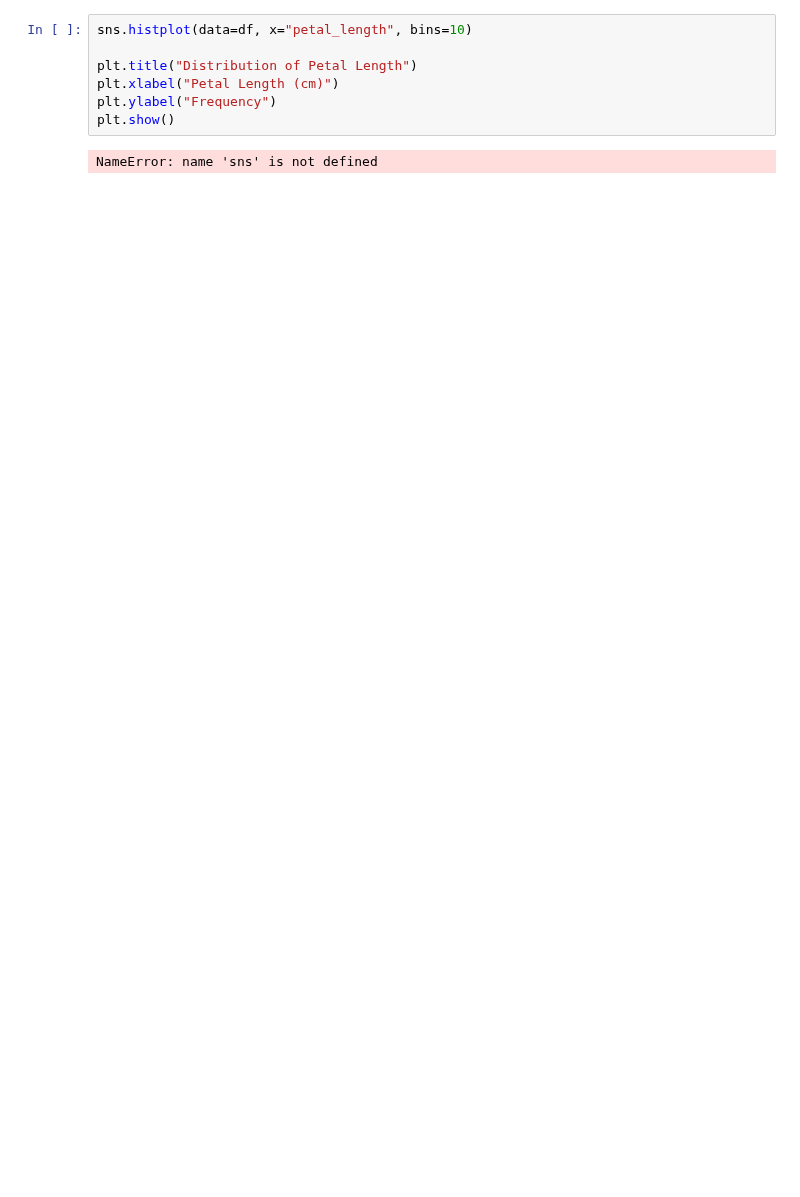
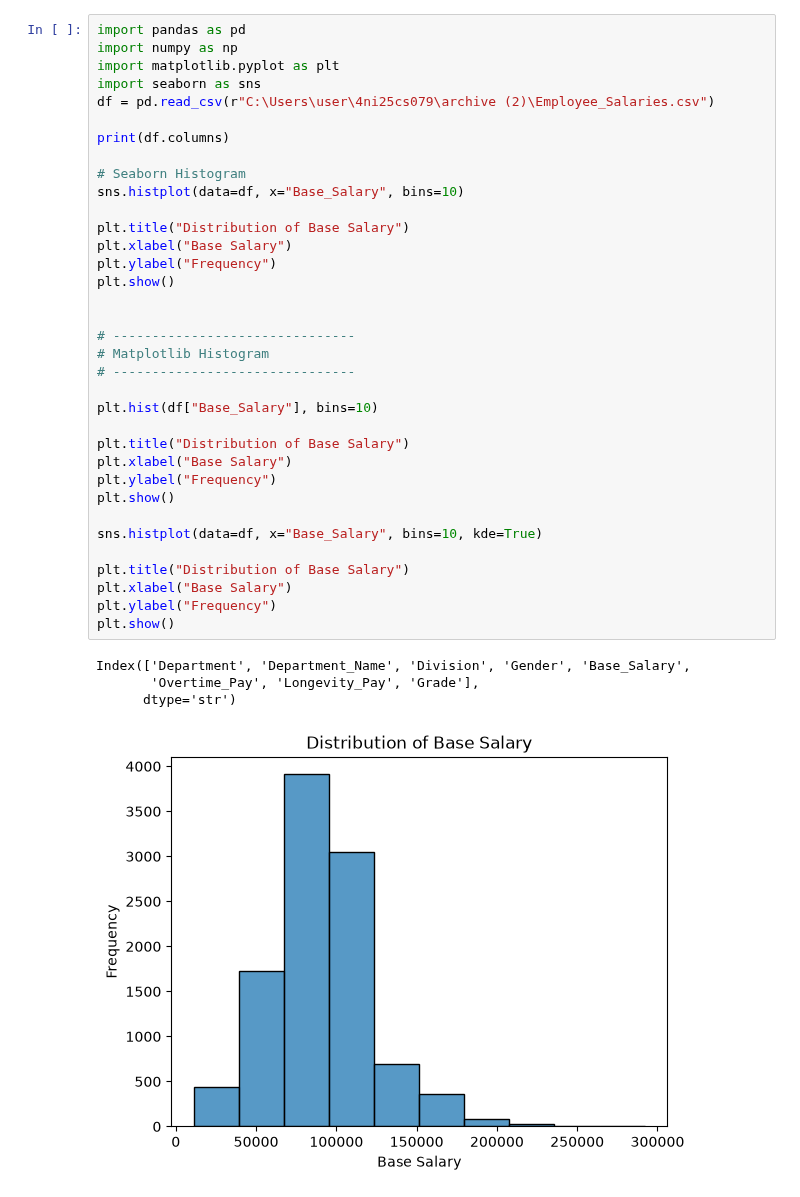
Before and after one commit to Sreenidhi2025/DAV-lab, a Jupyter notebook: program 3.ipynb, the cells around one changed output. Cells and saved outputs as stored; diff of their text form; blank space fills up the shorter version.

```diff
--- a/program 3.ipynb
+++ b/program 3.ipynb
@@ -8,9 +1,40 @@ ModuleNotFoundError: No module named 'pandas'
-# %%
-sns.histplot(data=df, x="petal_length", bins=10)
-
-plt.title("Distribution of Petal Length")
-plt.xlabel("Petal Length (cm)")
-plt.ylabel("Frequency")
-plt.show()
-# %% [output]
-NameError: name 'sns' is not defined
+# %%
+import pandas as pd
+import numpy as np
+import matplotlib.pyplot as plt
+import seaborn as sns
+df = pd.read_csv(r"C:\Users\user\4ni25cs079\archive (2)\Employee_Salaries.csv")
+
+print(df.columns)
+
+# Seaborn Histogram
+sns.histplot(data=df, x="Base_Salary", bins=10)
+
+plt.title("Distribution of Base Salary")
+plt.xlabel("Base Salary")
+plt.ylabel("Frequency")
+plt.show()
+
+
+# -------------------------------
+# Matplotlib Histogram
+# -------------------------------
+
+plt.hist(df["Base_Salary"], bins=10)
+
+plt.title("Distribution of Base Salary")
+plt.xlabel("Base Salary")
+plt.ylabel("Frequency")
+plt.show()
+
+sns.histplot(data=df, x="Base_Salary", bins=10, kde=True)
+
+plt.title("Distribution of Base Salary")
+plt.xlabel("Base Salary")
+plt.ylabel("Frequency")
+plt.show()
+# %% [output]
+Index(['Department', 'Department_Name', 'Division', 'Gender', 'Base_Salary',
+       'Overtime_Pay', 'Longevity_Pay', 'Grade'],
+      dtype='str')
+[figure, added]
```
Also changed, not shown: parts of 6 cells of this notebook.
